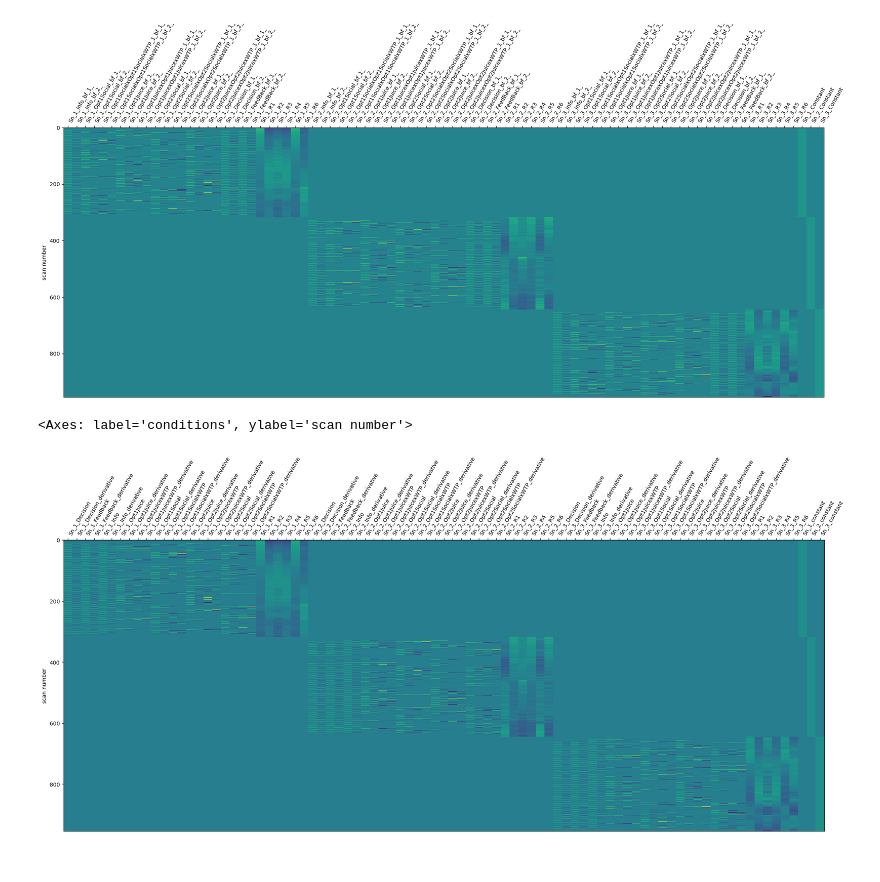
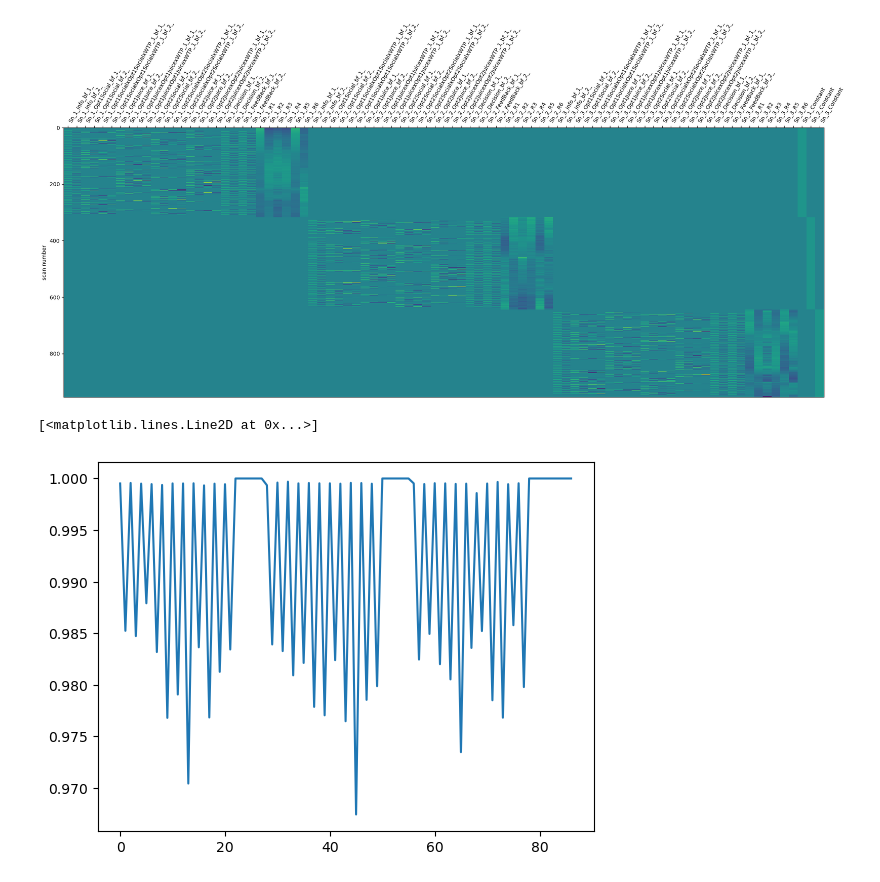
Before and after one commit to hugofluhr/learning-habits-analysis, a Jupyter notebook: notebooks/social-risk_data.ipynb, the cells around one changed output. Cells and saved outputs as stored; diff of their text form; code cells hidden in the pictures.

```diff
--- a/notebooks/social-risk_data.ipynb
+++ b/notebooks/social-risk_data.ipynb
@@ -227,7 +215,10 @@ all_modulators.index = X.index
 # %%
-X = pd.concat([X, all_modulators], axis=1)
 # Sort columns before adding session dummies
 X = X[sorted(X.columns, key=lambda col: (col.split('_')[1], col))]
+# Sort same as spm design matrix
+new_order = sorted(X.columns[:28], key=sort_key)
+new_order = new_order + [col.replace('Sn_1', 'Sn_2') for col in new_order] + [col.replace('Sn_1', 'Sn_3') for col in new_order]
+X = X[new_order]
 # %%
 # Add session dummy variables to the design matrix
 session_dummy = np.eye(3).repeat(n_scans, axis=0)
@@ -238,8 +229,12 @@ plot_design_matrix(spm_X)
 # %% [output]
 <Axes: label='conditions', ylabel='scan number'>
 [figure]
-# %%
-plot_design_matrix(X)
-# %% [output]
-<Axes: label='conditions', ylabel='scan number'>
-[figure, removed]
+# %%
+dm_corr = []
+for i, col in enumerate(X.columns):
+    dm_corr.append(pearsonr(X[col], spm_X.iloc[:, i])[0])
+# %%
+plt.plot(dm_corr)
+# %% [output]
+[<matplotlib.lines.Line2D at 0x...>]
+[figure, added]
```
Also changed, not shown: parts of 9 cells of this notebook.
